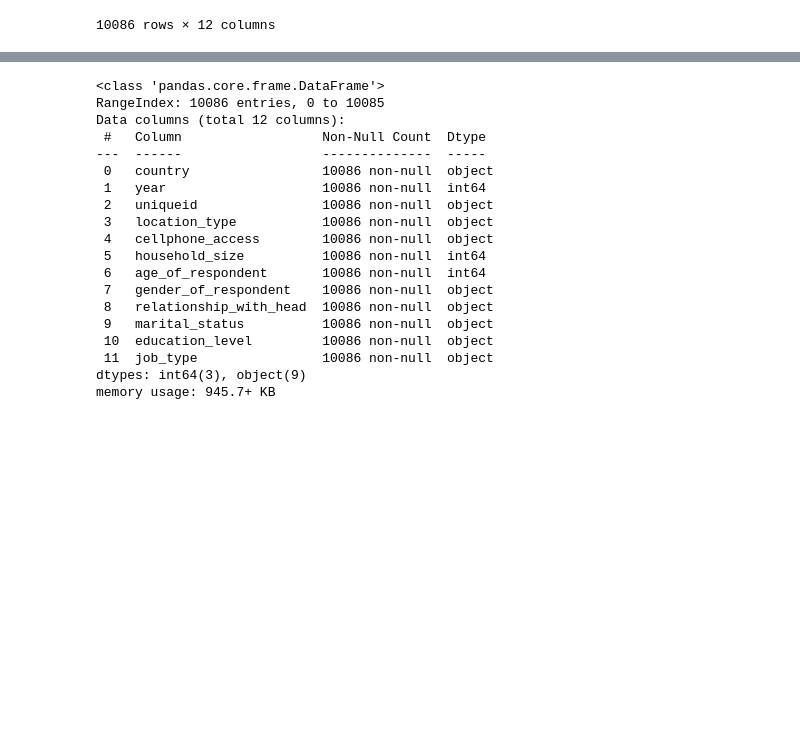
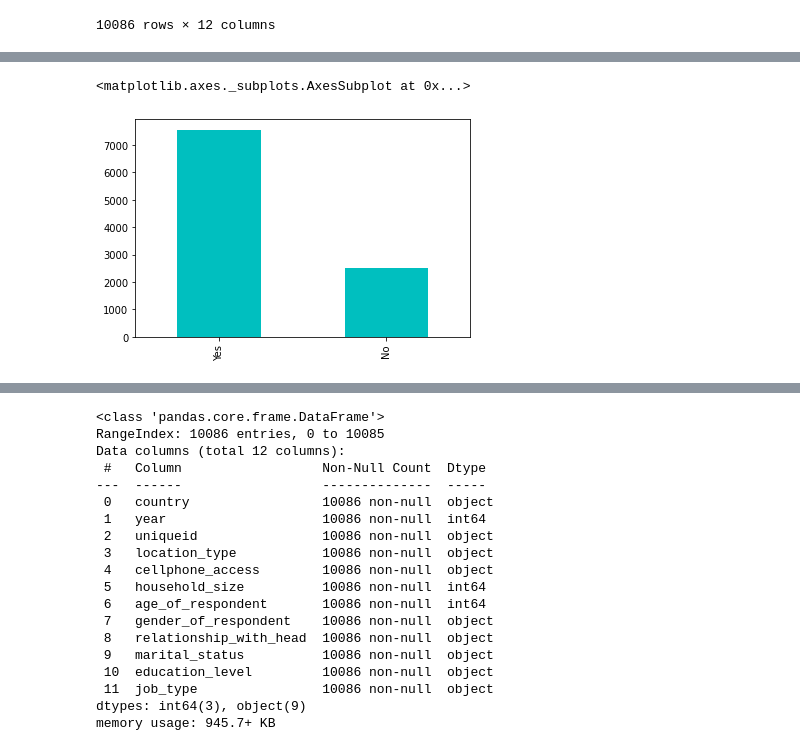
Before and after one commit to montassar668/projet-ML, a Jupyter notebook: TPML.ipynb, the cells around one changed output, grey strips where cells are left out. Saved outputs shown, nothing was run; the diff lists cells and outputs as text; code cells hidden in the pictures; blank space fills up the shorter version.

```diff
--- a/TPML.ipynb
+++ b/TPML.ipynb
@@ -38,3 +49,8 @@ df_test
+# %%
+df_test.cellphone_access.value_counts().plot.bar(color='C')
+# %% [output]
+<matplotlib.axes._subplots.AxesSubplot at 0x...>
+[figure, added]
 # %%
 df_Train
 # %% [output]
```
Also changed, not shown: parts of 6 cells of this notebook.
